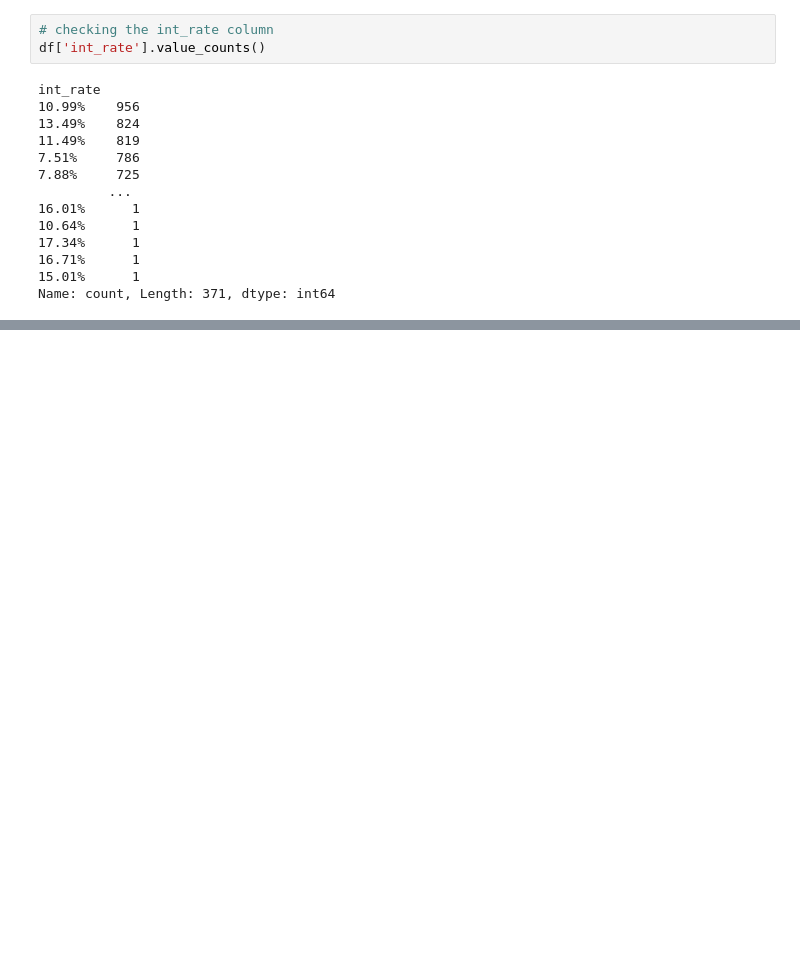
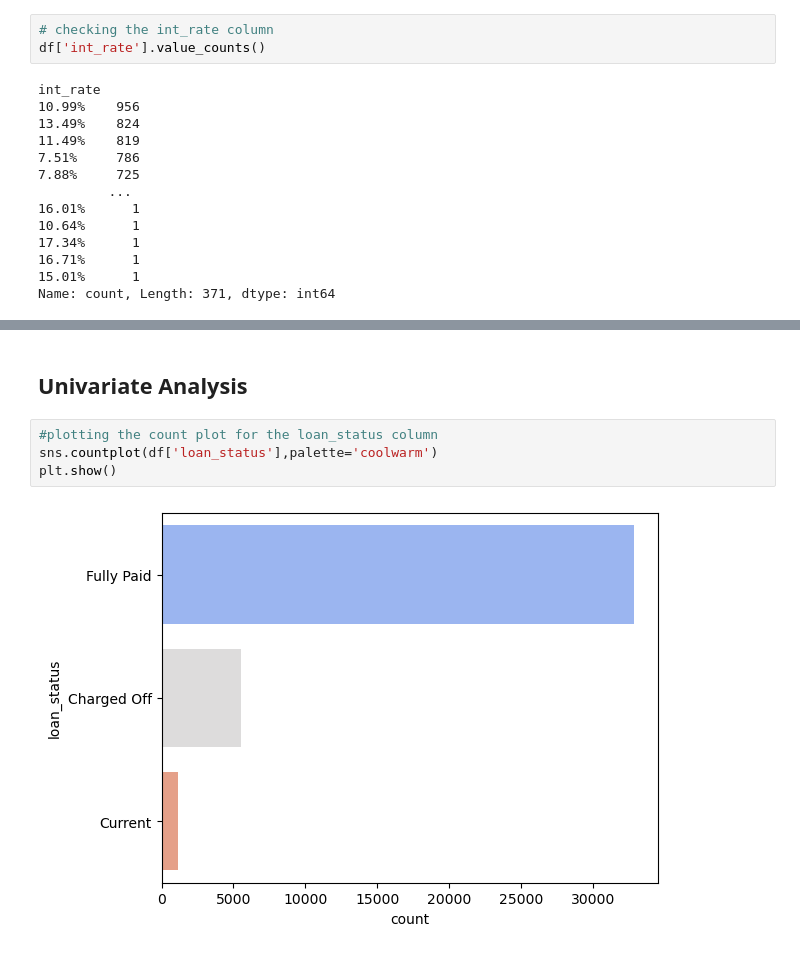
Before and after one commit to mohakp/eda-lending-case-study, a Jupyter notebook: Mohak Purushottam Pingle.ipynb, the cells around one changed output, grey strips where cells are left out. Drawn from its saved outputs; the diff is of its cells as text; blank space fills up the shorter version.

Commit message:
Perform univariate analysis on the data

```diff
--- a/Mohak Purushottam Pingle.ipynb
+++ b/Mohak Purushottam Pingle.ipynb
@@ -727,0 +735,8 @@ Name: count, Length: 371, dtype: int64
+# %% [markdown]
+## Univariate Analysis
+# %%
+#plotting the count plot for the loan_status column
+sns.countplot(df['loan_status'],palette='coolwarm')
+plt.show()
+# %% [output]
+[figure, added]
```
Also changed, not shown: parts of 24 cells of this notebook.
